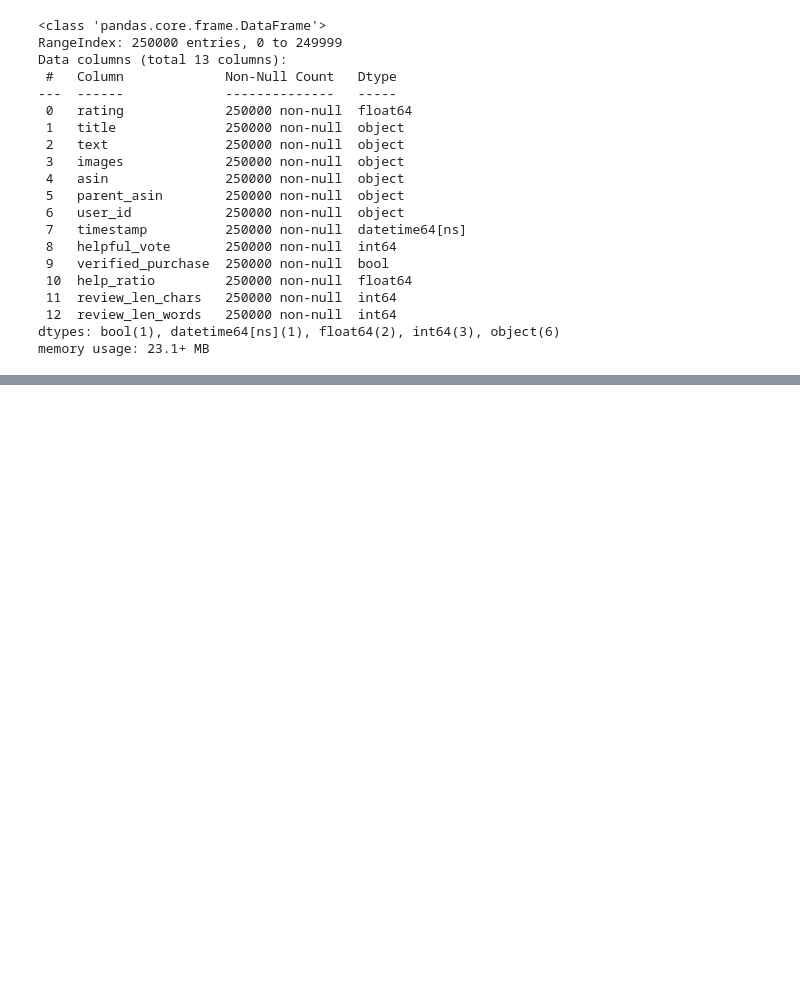
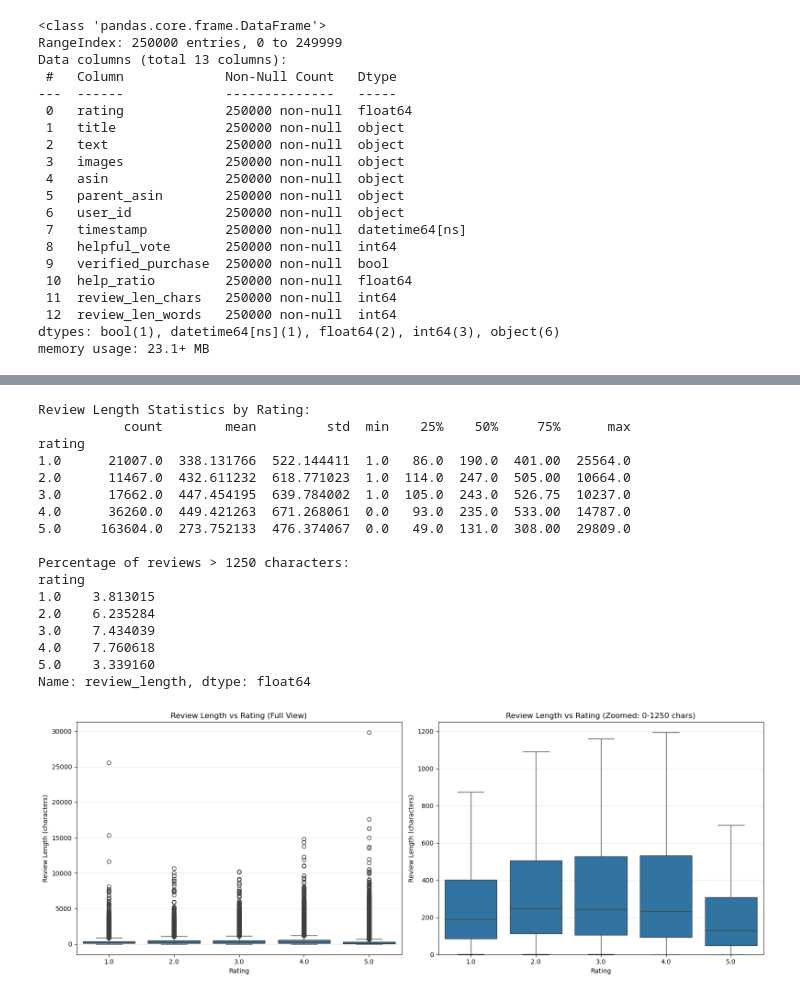
Before and after one commit to AndresRiera/Assignment-2-CSE-158R-, a Jupyter notebook: notebook.ipynb, the cells around one changed output, grey strips where cells are left out. Saved outputs shown, nothing was run; the diff lists cells and outputs as text; code cells hidden in the pictures; blank space fills up the shorter version.

```diff
--- a/notebook.ipynb
+++ b/notebook.ipynb
@@ -338,0 +663,48 @@ Name: count, dtype: int64
+# %%
+# Cell: Review length vs rating
+df["review_length"] = df["text"].str.len()
+
+fig, axes = plt.subplots(1, 2, figsize=(16, 6))
+
+# Print summary statistics
+print("Review Length Statistics by Rating:")
+print(df.groupby("rating")["review_length"].describe())
+print("\nPercentage of reviews > 1250 characters:")
+print(df.groupby("rating")["review_length"].apply(lambda x: (x > 1250).mean() * 100))
+
+# Full view with outliers
+sns.boxplot(x="rating", y="review_length", data=df, ax=axes[0])
+axes[0].set_title("Review Length vs Rating (Full View)")
+axes[0].set_ylabel("Review Length (characters)")
+axes[0].set_xlabel("Rating")
+axes[0].grid(axis="y", alpha=0.3)
+
+# Zoomed view (0-1250)
+sns.boxplot(x="rating", y="review_length", data=df, ax=axes[1], showfliers=False)
+axes[1].set_title("Review Length vs Rating (Zoomed: 0-1250 chars)")
+axes[1].set_ylabel("Review Length (characters)")
+axes[1].set_xlabel("Rating")
+axes[1].set_ylim(0, 1250)
+axes[1].grid(axis="y", alpha=0.3)
+
+plt.tight_layout()
+plt.show()
+# %% [output]
+Review Length Statistics by Rating:
+           count        mean         std  min    25%    50%     75%      max
+rating
+1.0      21007.0  338.131766  522.144411  1.0   86.0  190.0  401.00  25564.0
+2.0      11467.0  432.611232  618.771023  1.0  114.0  247.0  505.00  10664.0
+3.0      17662.0  447.454195  639.784002  1.0  105.0  243.0  526.75  10237.0
+4.0      36260.0  449.421263  671.268061  0.0   93.0  235.0  533.00  14787.0
+5.0     163604.0  273.752133  476.374067  0.0   49.0  131.0  308.00  29809.0
+
+Percentage of reviews > 1250 characters:
+rating
+1.0    3.813015
+2.0    6.235284
+3.0    7.434039
+4.0    7.760618
+5.0    3.339160
+Name: review_length, dtype: float64
+[figure, added]
```
Also changed, not shown: parts of 52 cells of this notebook, 1 other file.
